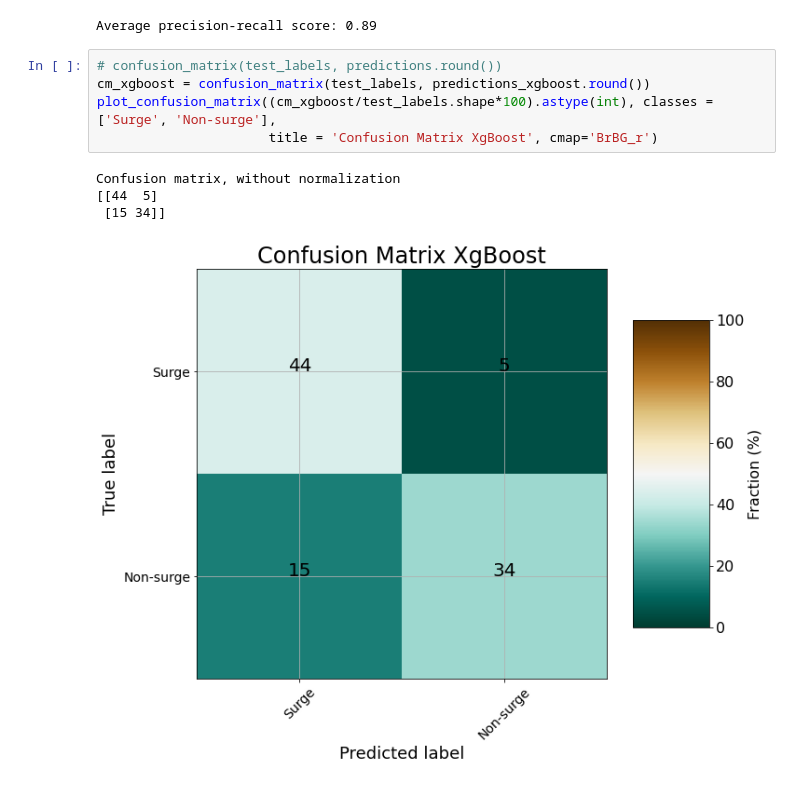
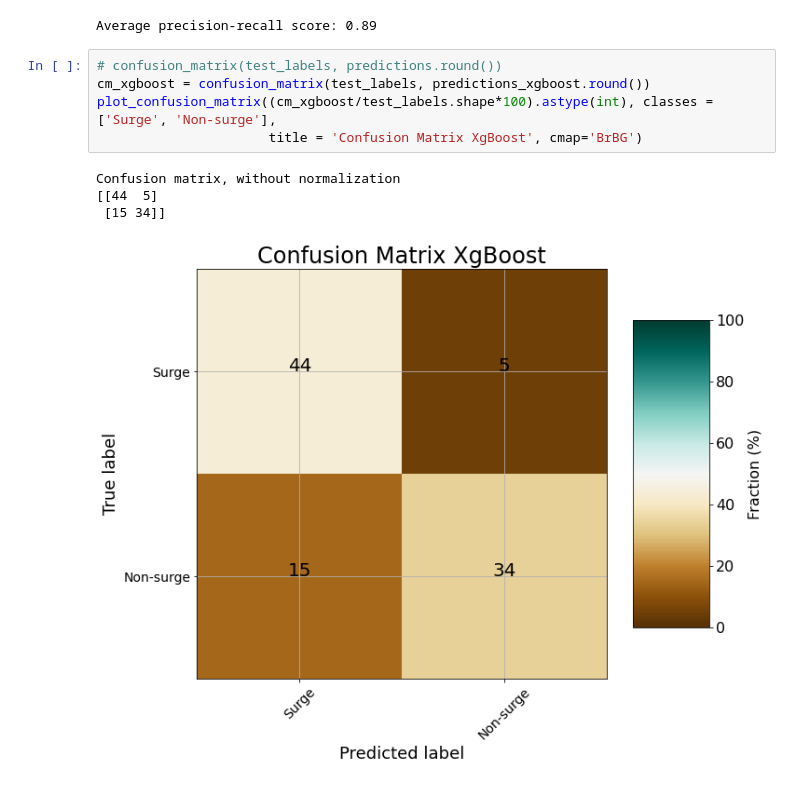
Before and after one commit to Colinebouch/glacier_ML, a Jupyter notebook: Code_clean/machine_learning/Model_evaluation/RF_xgb_LR_resample.ipynb, the cells around one changed output. Cells and saved outputs as stored; diff of their text form.

```diff
--- a/Code_clean/machine_learning/Model_evaluation/RF_xgb_LR_resample.ipynb
+++ b/Code_clean/machine_learning/Model_evaluation/RF_xgb_LR_resample.ipynb
@@ -490,10 +486,10 @@ Average precision-recall score: 0.89
 # %%
 # confusion_matrix(test_labels, predictions.round())
 cm_xgboost = confusion_matrix(test_labels, predictions_xgboost.round())
 plot_confusion_matrix((cm_xgboost/test_labels.shape*100).astype(int), classes = ['Surge', 'Non-surge'],
-                      title = 'Confusion Matrix XgBoost', cmap='BrBG_r')
+                      title = 'Confusion Matrix XgBoost', cmap='BrBG')
 # %% [output]
 Confusion matrix, without normalization
 [[44  5]
  [15 34]]
-[figure, old version]
+[figure, new version]
```
Also changed, not shown: parts of 22 cells of this notebook, 9 other files.
